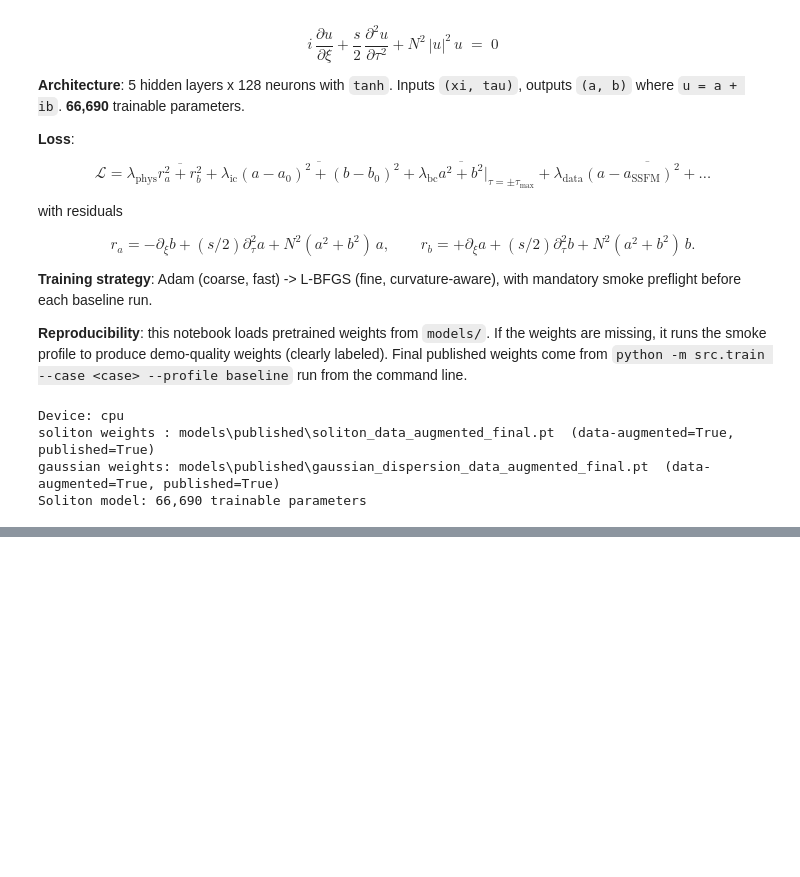
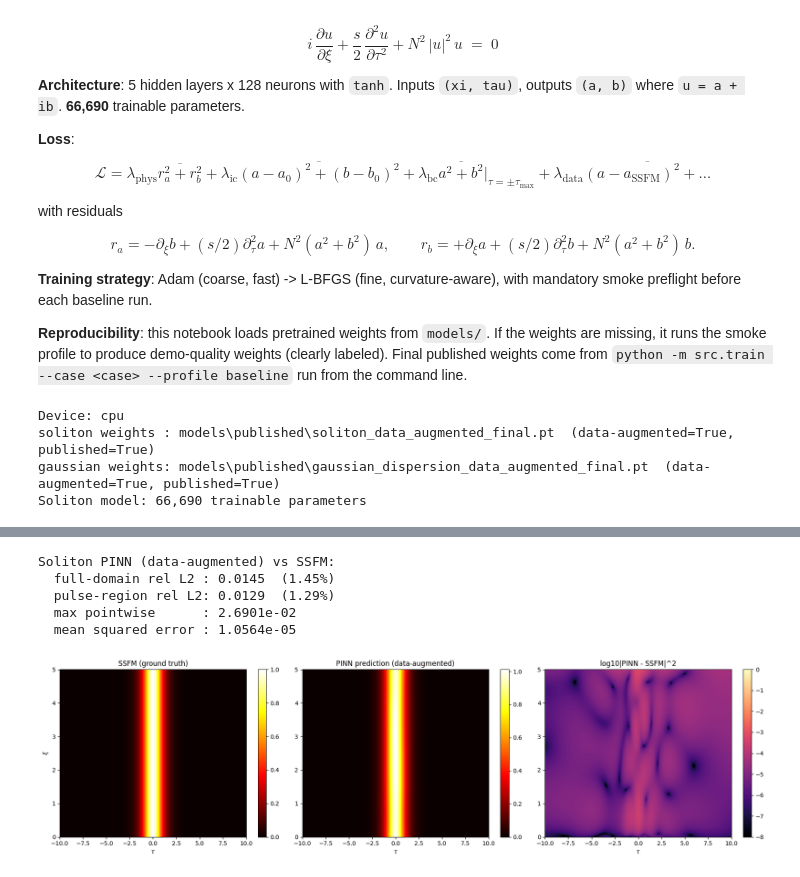
Before and after one commit to abbas-ahmad-cowlar/pinn-nlse, a Jupyter notebook: notebooks/02_pinn_training.ipynb, the cells around one changed output, grey strips where cells are left out. Saved outputs shown, nothing was run; the diff lists cells and outputs as text; code cells hidden in the pictures; blank space fills up the shorter version.

```diff
--- a/notebooks/02_pinn_training.ipynb
+++ b/notebooks/02_pinn_training.ipynb
@@ -113,0 +203,49 @@ Soliton model: 66,690 trainable parameters
+# %%
+def _evaluate_on_grid(model, gt, device):
+    model.eval()
+    tau_np = gt['tau']; xi_np = gt['xi']
+    N_xi, N_tau = len(xi_np), len(tau_np)
+    xi_grid = torch.tensor(np.repeat(xi_np, N_tau), dtype=torch.float32).unsqueeze(1).to(device)
+    tau_grid = torch.tensor(np.tile(tau_np, N_xi), dtype=torch.float32).unsqueeze(1).to(device)
+    with torch.no_grad():
+        a, b = model(xi_grid, tau_grid)
+    return (a.cpu().numpy().reshape(N_xi, N_tau)
+            + 1j * b.cpu().numpy().reshape(N_xi, N_tau))
+
+model.load_state_dict(torch.load(soliton_w, map_location=device, weights_only=True))
+gt_sol = load_ground_truth_npz('data/soliton_ground_truth.npz')
+u_pinn = _evaluate_on_grid(model, gt_sol, device)
+u_ssfm = gt_sol['u_hist']
+
+rel_l2_full = float(compute_relative_l2_error(u_pinn, u_ssfm))
+pulse_mask = np.broadcast_to((np.abs(gt_sol['tau']) <= 10)[None, :], u_ssfm.shape)
+rel_l2_pulse = float(compute_masked_relative_l2_error(u_pinn, u_ssfm, pulse_mask))
+max_pt_err = float(np.max(np.abs(u_pinn - u_ssfm)))
+mse = float(np.mean(np.abs(u_pinn - u_ssfm)**2))
+aug_tag = ' (data-augmented)' if soliton_aug else ''
+print(f'Soliton PINN{aug_tag} vs SSFM:')
+print(f'  full-domain rel L2 : {rel_l2_full:.4f}  ({100*rel_l2_full:.2f}%)')
+print(f'  pulse-region rel L2: {rel_l2_pulse:.4f}  ({100*rel_l2_pulse:.2f}%)')
+print(f'  max pointwise      : {max_pt_err:.4e}')
+print(f'  mean squared error : {mse:.4e}')
+
+fig, axes = plt.subplots(1, 3, figsize=(18, 5))
+tau = gt_sol['tau']; xi = gt_sol['xi']
+im0 = axes[0].pcolormesh(tau, xi, np.abs(u_ssfm)**2, shading='auto', cmap='hot')
+axes[0].set_title('SSFM (ground truth)'); axes[0].set_xlabel(r'$\tau$'); axes[0].set_ylabel(r'$\xi$')
+axes[0].set_xlim(-10, 10); fig.colorbar(im0, ax=axes[0])
+im1 = axes[1].pcolormesh(tau, xi, np.abs(u_pinn)**2, shading='auto', cmap='hot')
+axes[1].set_title(f'PINN prediction{aug_tag}'); axes[1].set_xlabel(r'$\tau$'); axes[1].set_xlim(-10, 10)
+fig.colorbar(im1, ax=axes[1])
+im2 = axes[2].pcolormesh(tau, xi, np.log10(np.abs(u_pinn - u_ssfm)**2 + 1e-16),
+                         shading='auto', cmap='magma', vmin=-8, vmax=0)
+axes[2].set_title(r'log10|PINN - SSFM|^2'); axes[2].set_xlabel(r'$\tau$'); axes[2].set_xlim(-10, 10)
+fig.colorbar(im2, ax=axes[2])
+plt.tight_layout(); plt.show()
+# %% [output]
+Soliton PINN (data-augmented) vs SSFM:
+  full-domain rel L2 : 0.0145  (1.45%)
+  pulse-region rel L2: 0.0129  (1.29%)
+  max pointwise      : 2.6901e-02
+  mean squared error : 1.0564e-05
+[figure, added]
```
Also changed, not shown: parts of 7 cells of this notebook.
